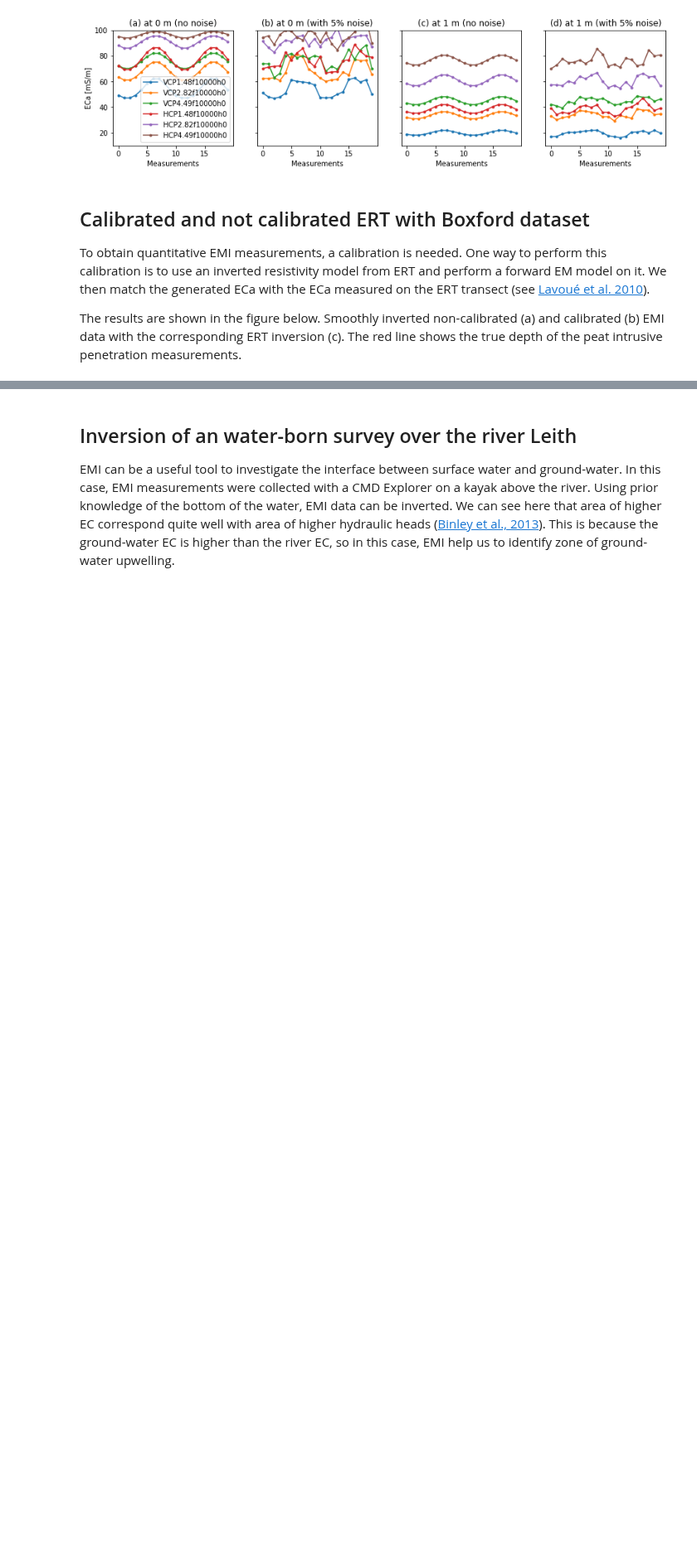
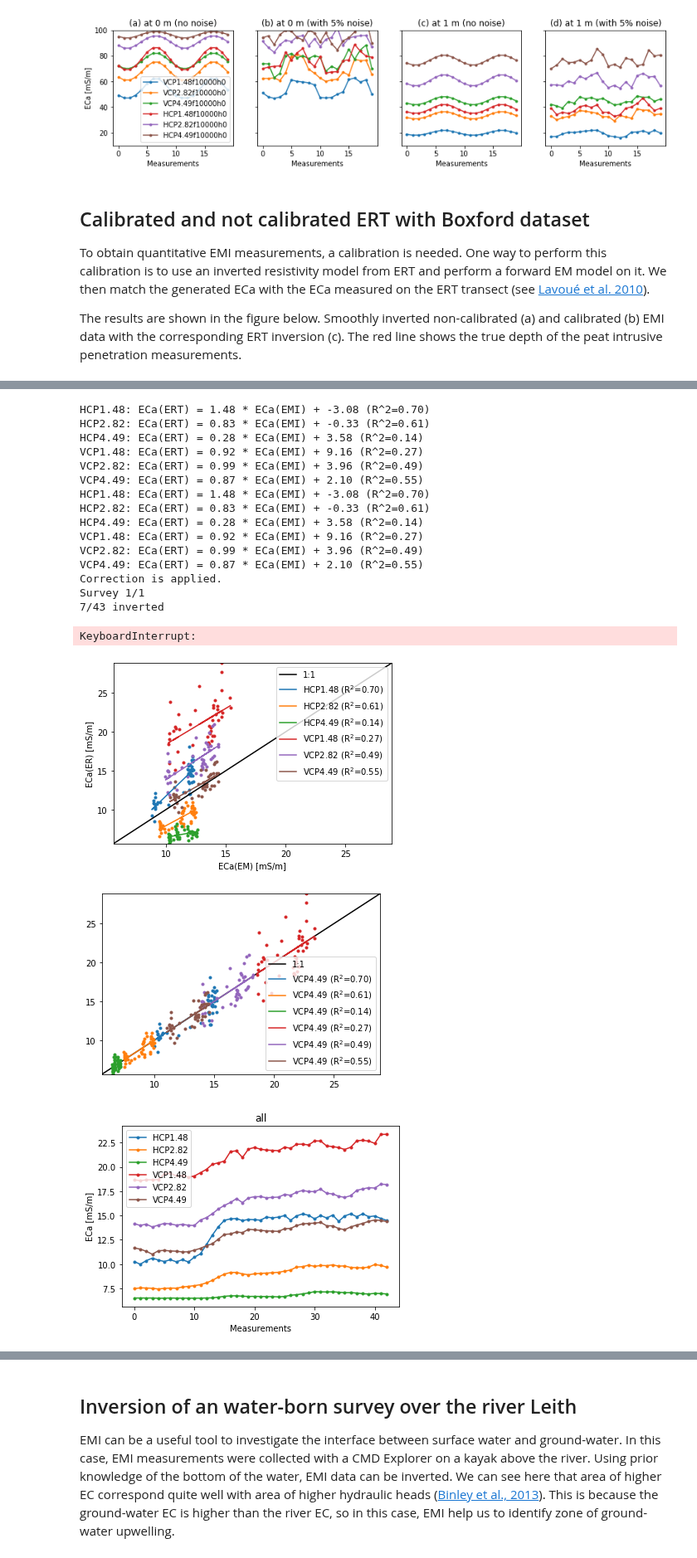
Before and after one commit to hkexgroup/emagpy, a Jupyter notebook: jupyter-notebook/em-paper.ipynb, the cells around one changed output, grey strips where cells are left out. Shown at 83% size. Drawn from its saved outputs; the diff is of its cells as text; code cells hidden in the pictures; blank space fills up the shorter version.

```diff
--- a/jupyter-notebook/em-paper.ipynb
+++ b/jupyter-notebook/em-paper.ipynb
@@ -298,3 +280,35 @@ Survey 1/1
+# %%
+fnameEC = datadir + 'boxford-calib/eri_ec.csv'
+fnameECa = datadir + 'boxford-calib/eca_calibration.csv'
+
+# non calibrated
+k2 = Problem()
+k2.createSurvey(fnameECa)
+k2.calibrate(fnameECa, fnameEC, forwardModel='FSlin') # plot calibration
+k2.calibrate(fnameECa, fnameEC, forwardModel='FSlin', apply=True) # apply the calibration
+k2.show()
+k2.setInit(depths0=np.arange(0.05, 3, 0.05))
+k2.invert(forwardModel='FSlin', alpha=0.01, method='L-BFGS-B')
+# %% [output]
+HCP1.48: ECa(ERT) = 1.48 * ECa(EMI) + -3.08 (R^2=0.70)
+HCP2.82: ECa(ERT) = 0.83 * ECa(EMI) + -0.33 (R^2=0.61)
+HCP4.49: ECa(ERT) = 0.28 * ECa(EMI) + 3.58 (R^2=0.14)
+VCP1.48: ECa(ERT) = 0.92 * ECa(EMI) + 9.16 (R^2=0.27)
+VCP2.82: ECa(ERT) = 0.99 * ECa(EMI) + 3.96 (R^2=0.49)
+VCP4.49: ECa(ERT) = 0.87 * ECa(EMI) + 2.10 (R^2=0.55)
+HCP1.48: ECa(ERT) = 1.48 * ECa(EMI) + -3.08 (R^2=0.70)
+HCP2.82: ECa(ERT) = 0.83 * ECa(EMI) + -0.33 (R^2=0.61)
+HCP4.49: ECa(ERT) = 0.28 * ECa(EMI) + 3.58 (R^2=0.14)
+VCP1.48: ECa(ERT) = 0.92 * ECa(EMI) + 9.16 (R^2=0.27)
+VCP2.82: ECa(ERT) = 0.99 * ECa(EMI) + 3.96 (R^2=0.49)
+VCP4.49: ECa(ERT) = 0.87 * ECa(EMI) + 2.10 (R^2=0.55)
+Correction is applied.
+Survey 1/1
+7/43 inverted
+KeyboardInterrupt:
+[figure, added]
+[figure, added]
+[figure, added]
 # %%
 # figure
 fig, axs = plt.subplots(3, 1, sharey=True, sharex=True, figsize=(10,6))
```
Also changed, not shown: parts of 5 cells of this notebook, 3 other files.
